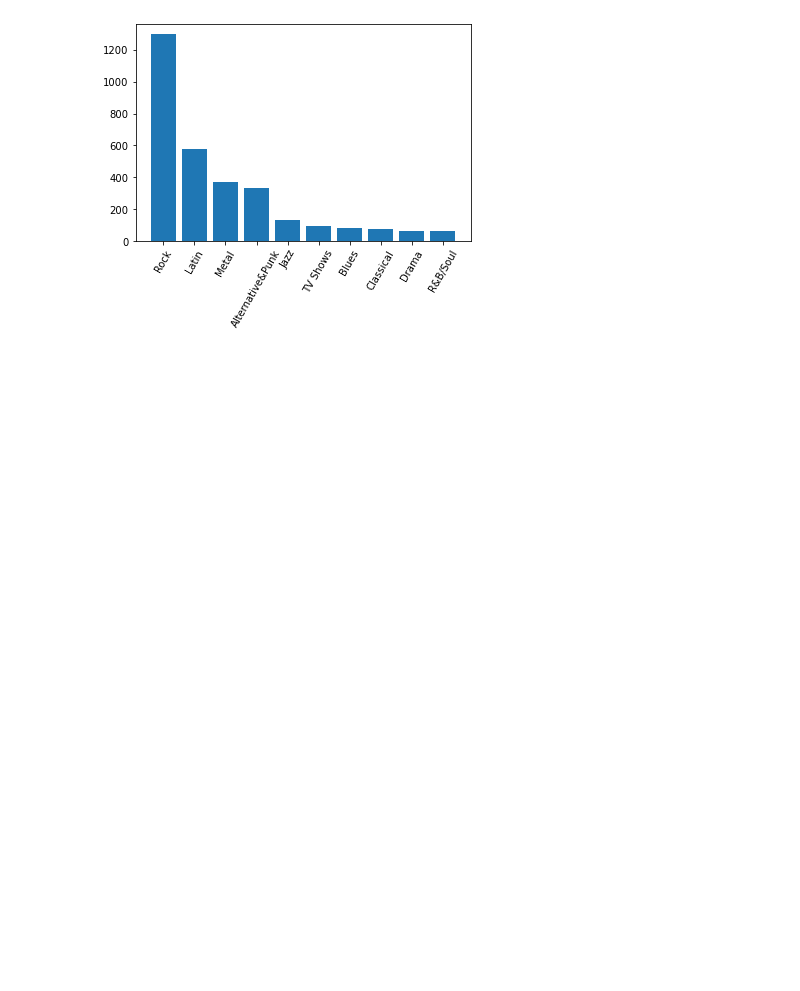
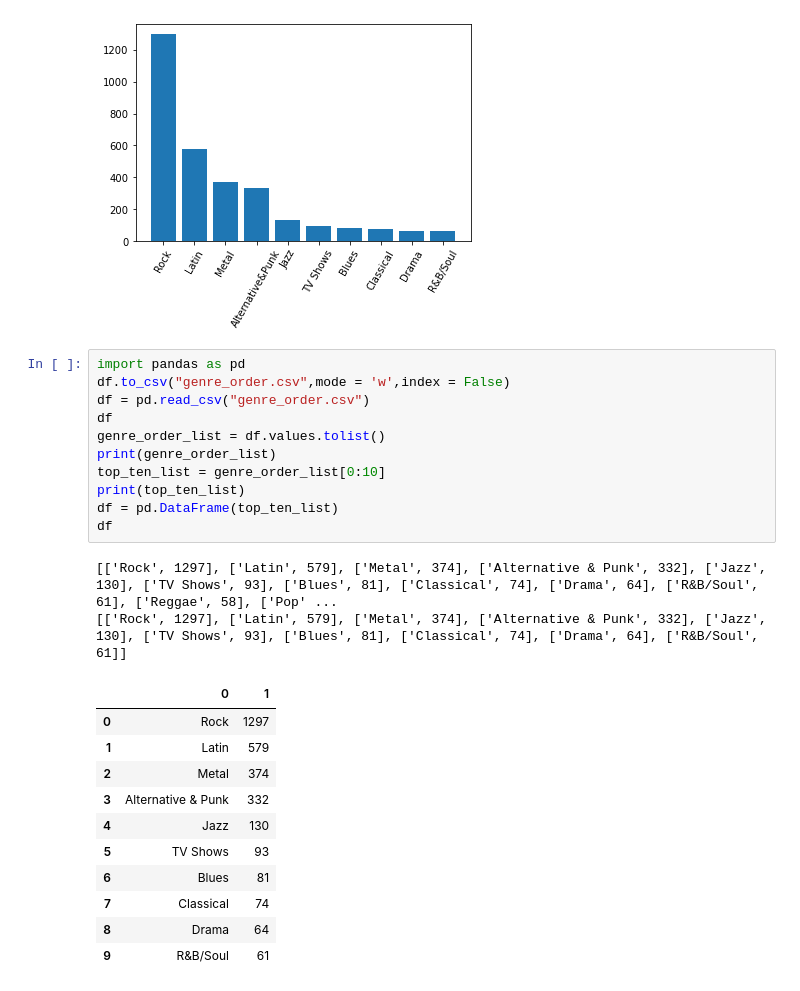
Before and after one commit to runningli120/assignment_2, a Jupyter notebook: assignment_2.ipynb, the cells around one changed output. Cells and saved outputs as stored; diff of their text form; blank space fills up the shorter version.

```diff
--- a/assignment_2.ipynb
+++ b/assignment_2.ipynb
@@ -95,3 +96,28 @@ ax.set_xticklabels(genres, rotation=60)
 plt.show()
 # %% [output]
 [figure]
+# %%
+import pandas as pd
+df.to_csv("genre_order.csv",mode = 'w',index = False)
+df = pd.read_csv("genre_order.csv")
+df
+genre_order_list = df.values.tolist()
+print(genre_order_list)
+top_ten_list = genre_order_list[0:10]
+print(top_ten_list)
+df = pd.DataFrame(top_ten_list)
+df
+# %% [output]
+[['Rock', 1297], ['Latin', 579], ['Metal', 374], ['Alternative & Punk', 332], ['Jazz', 130], ['TV Shows', 93], ['Blues', 81], ['Classical', 74], ['Drama', 64], ['R&B/Soul', 61], ['Reggae', 58], ['Pop' ...
+[['Rock', 1297], ['Latin', 579], ['Metal', 374], ['Alternative & Punk', 332], ['Jazz', 130], ['TV Shows', 93], ['Blues', 81], ['Classical', 74], ['Drama', 64], ['R&B/Soul', 61]]
+|  | 0 | 1 |
+| 0 | Rock | 1297 |
+| 1 | Latin | 579 |
+| 2 | Metal | 374 |
+| 3 | Alternative & Punk | 332 |
+| 4 | Jazz | 130 |
+| 5 | TV Shows | 93 |
+| 6 | Blues | 81 |
+| 7 | Classical | 74 |
+| 8 | Drama | 64 |
+| 9 | R&B/Soul | 61 |
```
Also changed, not shown: parts of 2 cells of this notebook, 3 other files.
